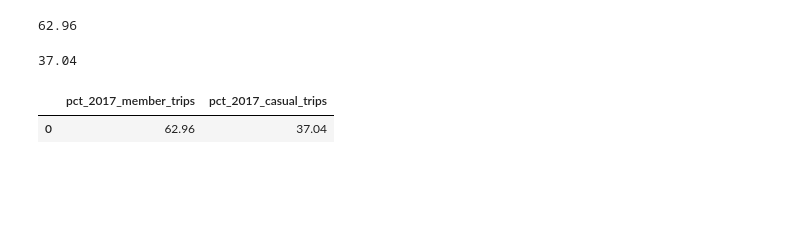
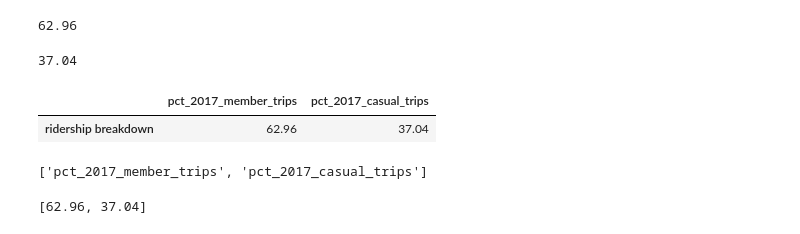
Before and after one commit to luchovzla/project-1, a Jupyter notebook: Nice Ride 2017.ipynb, the cells around one changed output. Drawn from its saved outputs; the diff is of its cells as text; code cells hidden in the pictures; blank space fills up the shorter version.

```diff
--- a/Nice Ride 2017.ipynb
+++ b/Nice Ride 2017.ipynb
@@ -131,15 +132,25 @@ pct_2017_casual_trips = round((total_2017_casual_trips / total_2017_trips) * 100
 pct_2017_casual_trips
 # %% [output]
 37.04
+# %%
+index = ['ridership breakdown']
 # %%
 acct_type_pct_trip_dict = [{"pct_2017_member_trips": pct_2017_member_trips,
                             "pct_2017_casual_trips": pct_2017_casual_trips}]
-acct_type_pct_trip_df = pd.DataFrame(acct_type_pct_trip_dict)
+acct_type_pct_trip_df = pd.DataFrame(acct_type_pct_trip_dict, index)
 acct_type_pct_trip_df
 # %% [output]
 |  | pct_2017_member_trips | pct_2017_casual_trips |
-| 0 | 62.96 | 37.04 |
+| ridership breakdown | 62.96 | 37.04 |
 # %%
 # Set x axis and tick locations
-x_axis = [pct_2017_member_trips, pct_2017_casual_trips]
-tick_locations = [value+0.4 for value in x_axis]
+x_axis = ["pct_2017_member_trips", "pct_2017_casual_trips"]
+#tick_locations = [value+0.4 for value in x_axis]
+x_axis
+# %% [output]
+['pct_2017_member_trips', 'pct_2017_casual_trips']
+# %%
+y_axis = [pct_2017_member_trips, pct_2017_casual_trips]
+y_axis
+# %% [output]
+[62.96, 37.04]
```
Also changed, not shown: parts of 4 cells of this notebook.
